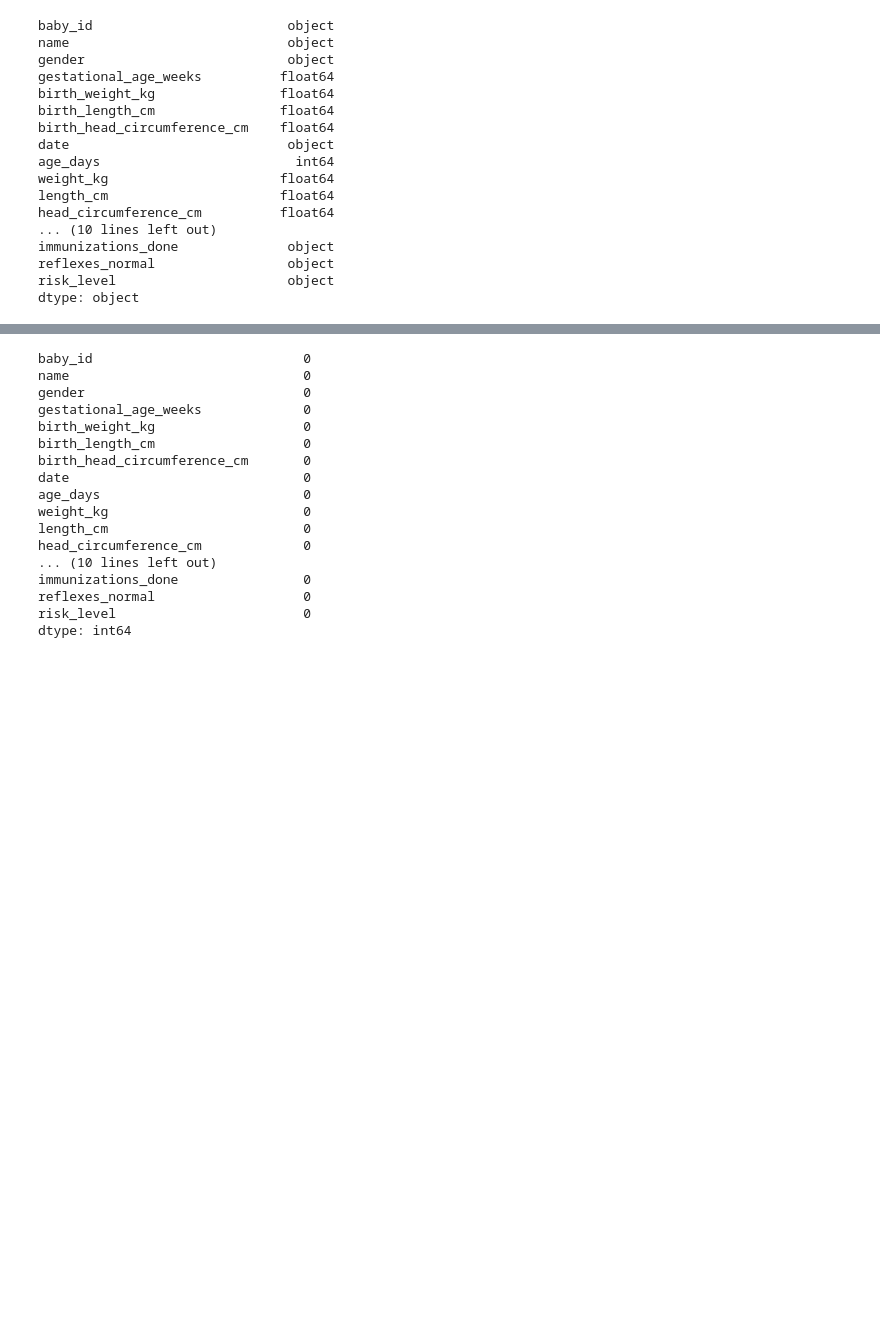
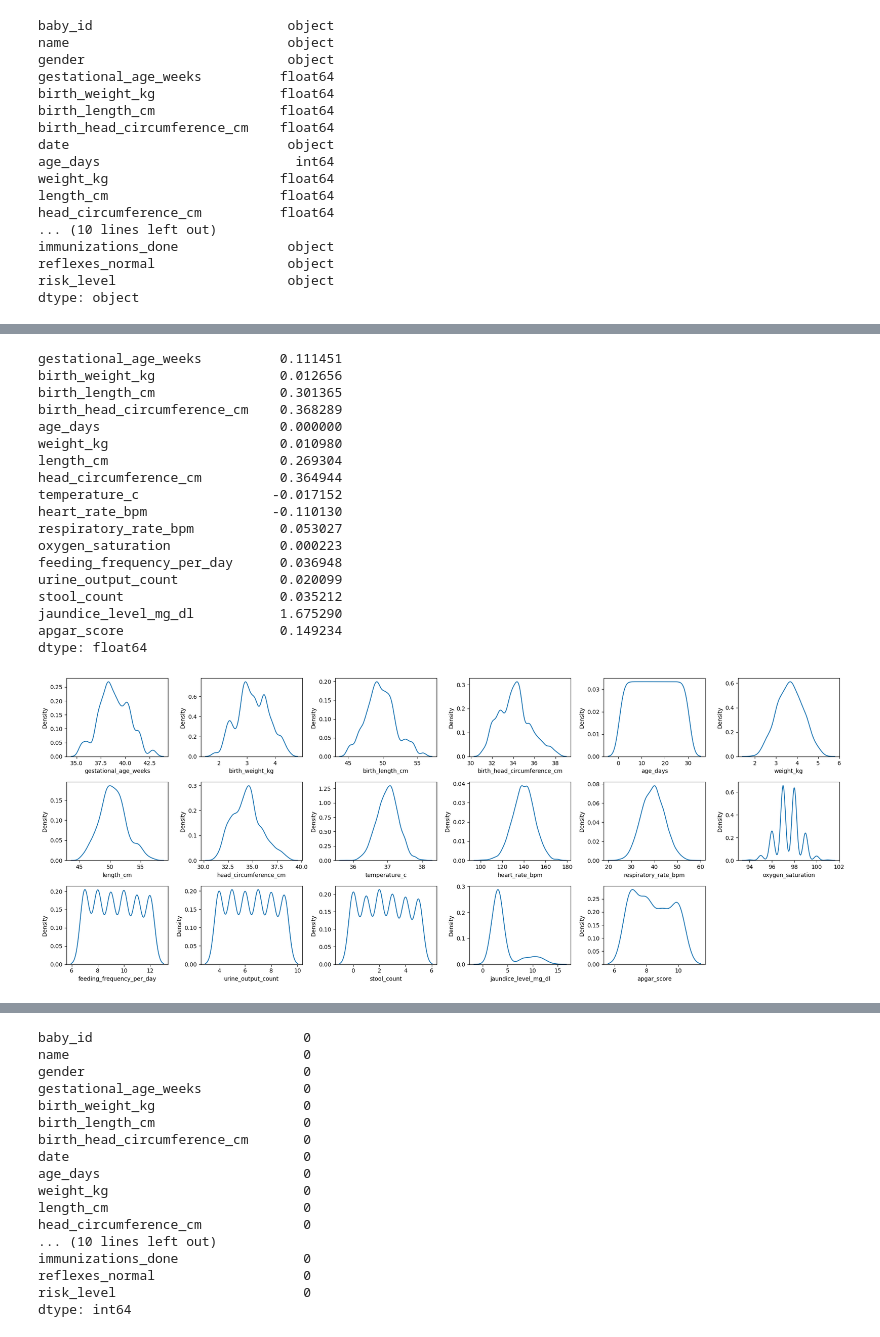
Before and after one commit to Kaviyarasu-06/infantanalysis, a Jupyter notebook: baby.ipynb, the cells around one changed output, grey strips where cells are left out. Saved outputs shown, nothing was run; the diff lists cells and outputs as text; code cells hidden in the pictures; blank space fills up the shorter version.

```diff
--- a/baby.ipynb
+++ b/baby.ipynb
@@ -62,3 +62,6 @@ immunizations_done              object
 reflexes_normal                 object
 risk_level                      object
 dtype: object
+# %%
+numeric_df = df.select_dtypes(include=['int64', 'float64'])
+print(numeric_df.columns)
@@ -64,0 +76,35 @@ dtype: object
+# %%
+skewness = numeric_df.skew()
+display(skewness)
+
+
+
+plt.figure(figsize=(20,15))
+plotnumber=1
+for column in numeric_df:
+    ax=plt.subplot(6,6,plotnumber)
+    sns.kdeplot(numeric_df[column])
+    plt.xlabel(column)
+    plotnumber+=1
+plt.tight_layout()
+plt.show()
+# %% [output]
+gestational_age_weeks          0.111451
+birth_weight_kg                0.012656
+birth_length_cm                0.301365
+birth_head_circumference_cm    0.368289
+age_days                       0.000000
+weight_kg                      0.010980
+length_cm                      0.269304
+head_circumference_cm          0.364944
+temperature_c                 -0.017152
+heart_rate_bpm                -0.110130
+respiratory_rate_bpm           0.053027
+oxygen_saturation              0.000223
+feeding_frequency_per_day      0.036948
+urine_output_count             0.020099
+stool_count                    0.035212
+jaundice_level_mg_dl           1.675290
+apgar_score                    0.149234
+dtype: float64
+[figure, added]
```
Also changed, not shown: parts of 6 cells of this notebook.
